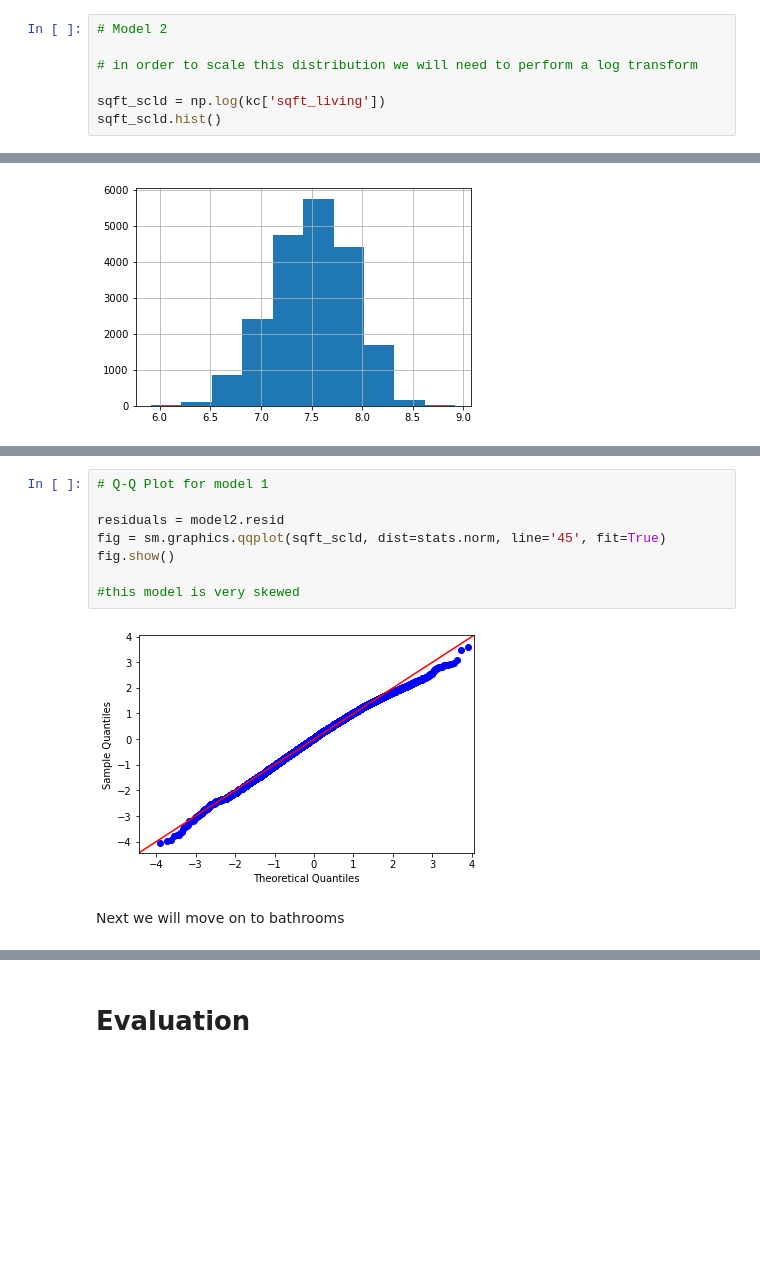
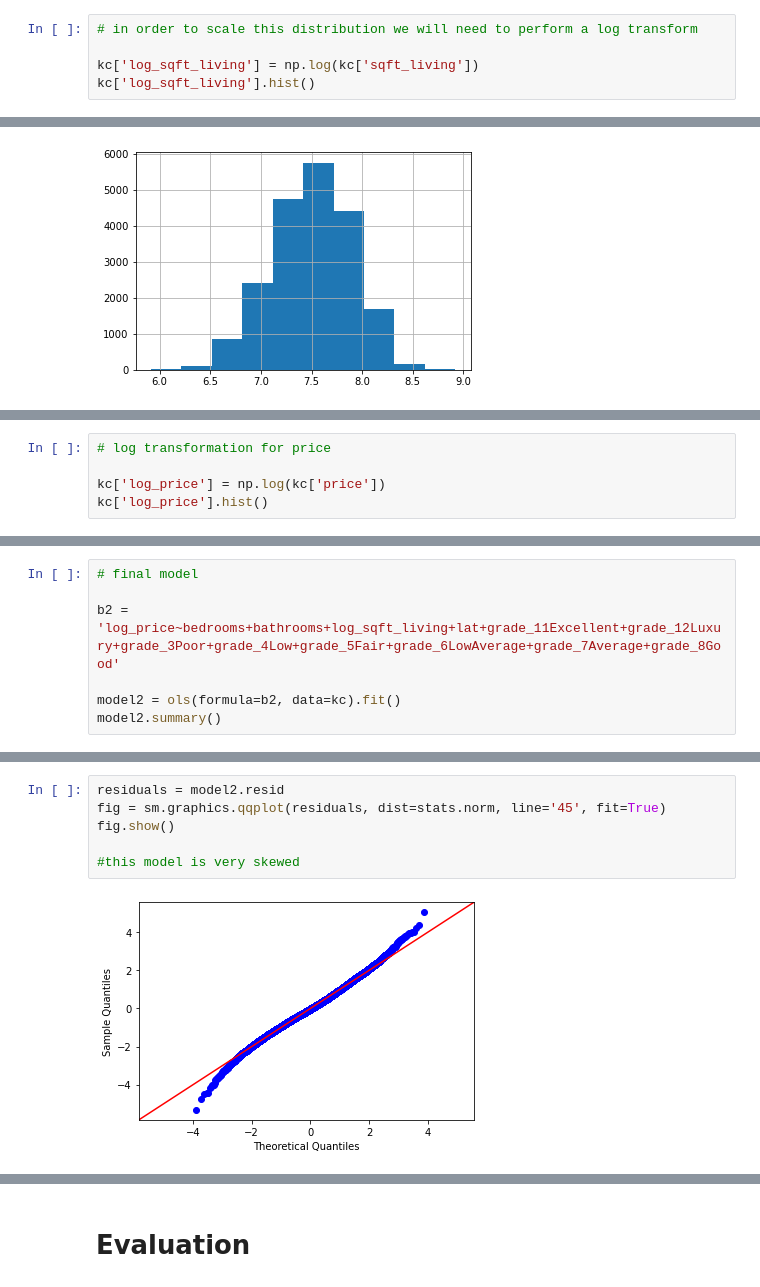
Before and after one commit to ashakeri92/dsc-phase-2-project-v2-3, a Jupyter notebook: Analysis.ipynb, the cells around one changed output, grey strips where cells are left out. Cells and saved outputs as stored; diff of their text form; blank space fills up the shorter version.

Commit message:
added model2

```diff
--- a/Analysis.ipynb
+++ b/Analysis.ipynb
@@ -257,12 +265,10 @@ kc['sqft_living'].hist()
 <AxesSubplot:>
 [figure]
 # %%
-# Model 2
-
 # in order to scale this distribution we will need to perform a log transform
 
-sqft_scld = np.log(kc['sqft_living'])
-sqft_scld.hist()
+kc['log_sqft_living'] = np.log(kc['sqft_living'])
+kc['log_sqft_living'].hist()
 # %% [output]
 <AxesSubplot:>
 [figure]
@@ -306,0 +282,5 @@ Notes:
+# %%
+# log transformation for price
+
+kc['log_price'] = np.log(kc['price'])
+kc['log_price'].hist()
@@ -306,0 +310,7 @@ Notes:
+# %%
+# final model
+
+b2 = 'log_price~bedrooms+bathrooms+log_sqft_living+lat+grade_11Excellent+grade_12Luxury+grade_3Poor+grade_4Low+grade_5Fair+grade_6LowAverage+grade_7Average+grade_8Good'
+
+model2 = ols(formula=b2, data=kc).fit()
+model2.summary()
@@ -307,12 +350,8 @@ Notes:
 # %%
-# Q-Q Plot for model 1
-
 residuals = model2.resid
-fig = sm.graphics.qqplot(sqft_scld, dist=stats.norm, line='45', fit=True)
+fig = sm.graphics.qqplot(residuals, dist=stats.norm, line='45', fit=True)
 fig.show()
 
 #this model is very skewed
 # %% [output]
-[figure, old version]
+[figure, new version]
-# %% [markdown]
-Next we will move on to bathrooms
```
Also changed, not shown: parts of 17 cells of this notebook.
